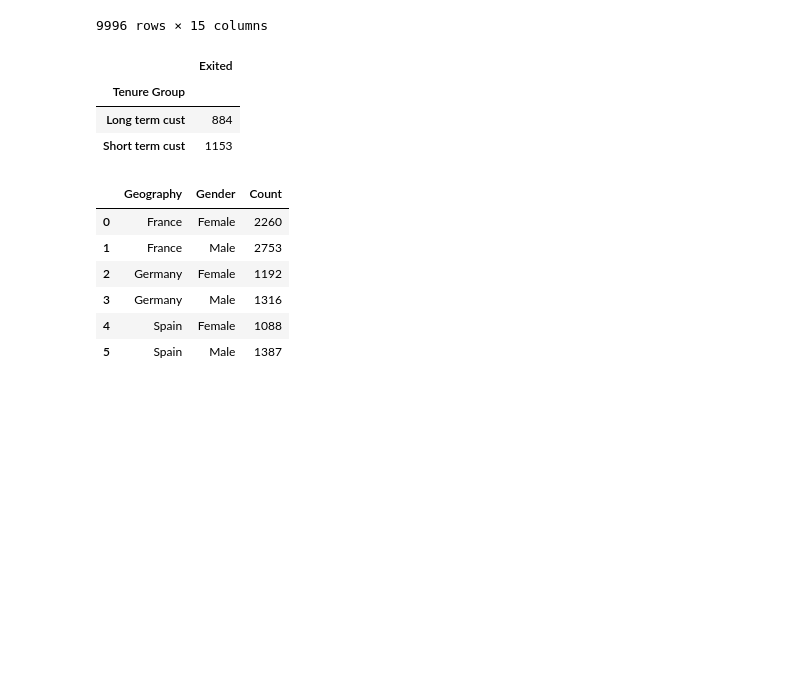
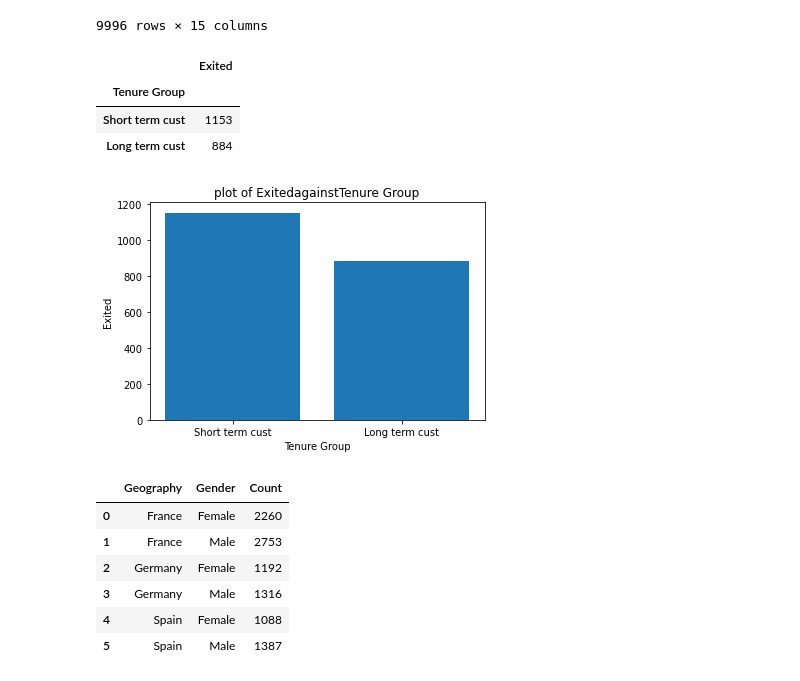
Before and after one commit to Cynthiaagina/Data-exploration, a Jupyter notebook: NewP.ipynb, the cells around one changed output. Cells and saved outputs as stored; diff of their text form; code cells hidden in the pictures; blank space fills up the shorter version.

```diff
--- a/NewP.ipynb
+++ b/NewP.ipynb
@@ -372,12 +395,18 @@ Comb_df
 9996 rows × 15 columns
 # %%
 Comb_df_Tenure = Comb_df.groupby('Tenure Group')[['Exited']].sum()
-Comb_df_Tenure
-# %% [output]
-|  | Exited |
-| Tenure Group |  |
-| Long term cust | 884 |
-| Short term cust | 1153 |
+# %%
+Comb_df_Tenure = Comb_df_Tenure.sort_values(by='Exited', ascending=False)
+Comb_df_Tenure
+# %% [output]
+|  | Exited |
+| Tenure Group |  |
+| Short term cust | 1153 |
+| Long term cust | 884 |
+# %%
+generate_bar_plot(Comb_df_Tenure.index, Comb_df_Tenure['Exited'], 'Tenure Group', 'Exited')
+# %% [output]
+[figure, added]
 # %%
 counts_Gender = Comb_df.groupby(['Geography', 'Gender']).size().reset_index(name='Count')
 counts_Gender
```
Also changed, not shown: parts of 20 cells of this notebook, 1 other file.
